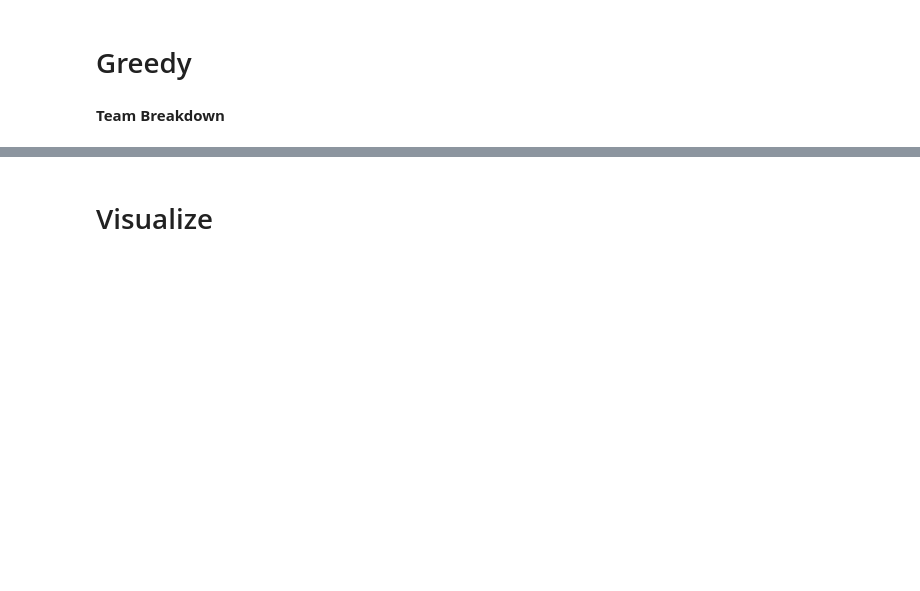
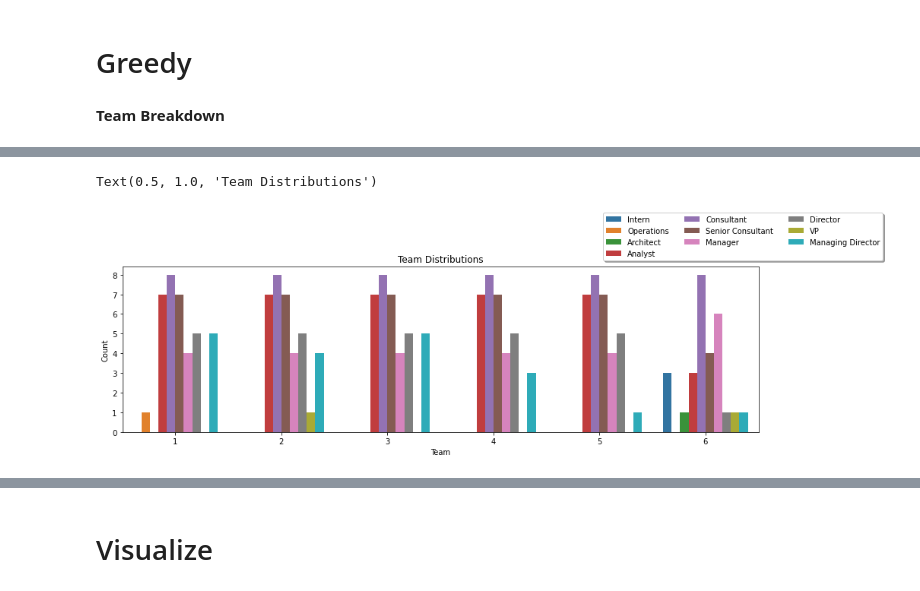
Before and after one commit to amanichopra/aarete, a Jupyter notebook: Staff Clustering/Greedy.ipynb, the cells around one changed output, grey strips where cells are left out. Drawn from its saved outputs; the diff is of its cells as text; code cells hidden in the pictures; blank space fills up the shorter version.

```diff
--- a/Staff Clustering/Greedy.ipynb
+++ b/Staff Clustering/Greedy.ipynb
@@ -94,3 +112,18 @@ Name: Team, dtype: int64
+# %%
+team_splits = history.groupby('Team')['Role'].value_counts()
+team_splits.name = None
+team_splits = team_splits.reset_index().rename(columns={0: 'Count'})
+team_splits['Team'] = team_splits['Team'].astype(int)
+team_splits['Role'] = team_splits['Role']
+# %%
+fig, ax = plt.subplots(figsize=(15, 4))
+sns.barplot(x='Team', y='Count', hue='Role', data=team_splits)
+ax.legend(loc='upper left', bbox_to_anchor=(0.75, 1.35),
+          ncol=3, fancybox=True, shadow=True)
+plt.title('Team Distributions')
+# %% [output]
+Text(0.5, 1.0, 'Team Distributions')
+[figure, added]
 # %%
 for team in sorted(history['Team'].unique()):
     display(history.loc[history['Team'] == team, 'Role'].value_counts().to_frame().T)
```
Also changed, not shown: parts of 12 cells of this notebook, 11 other files.
